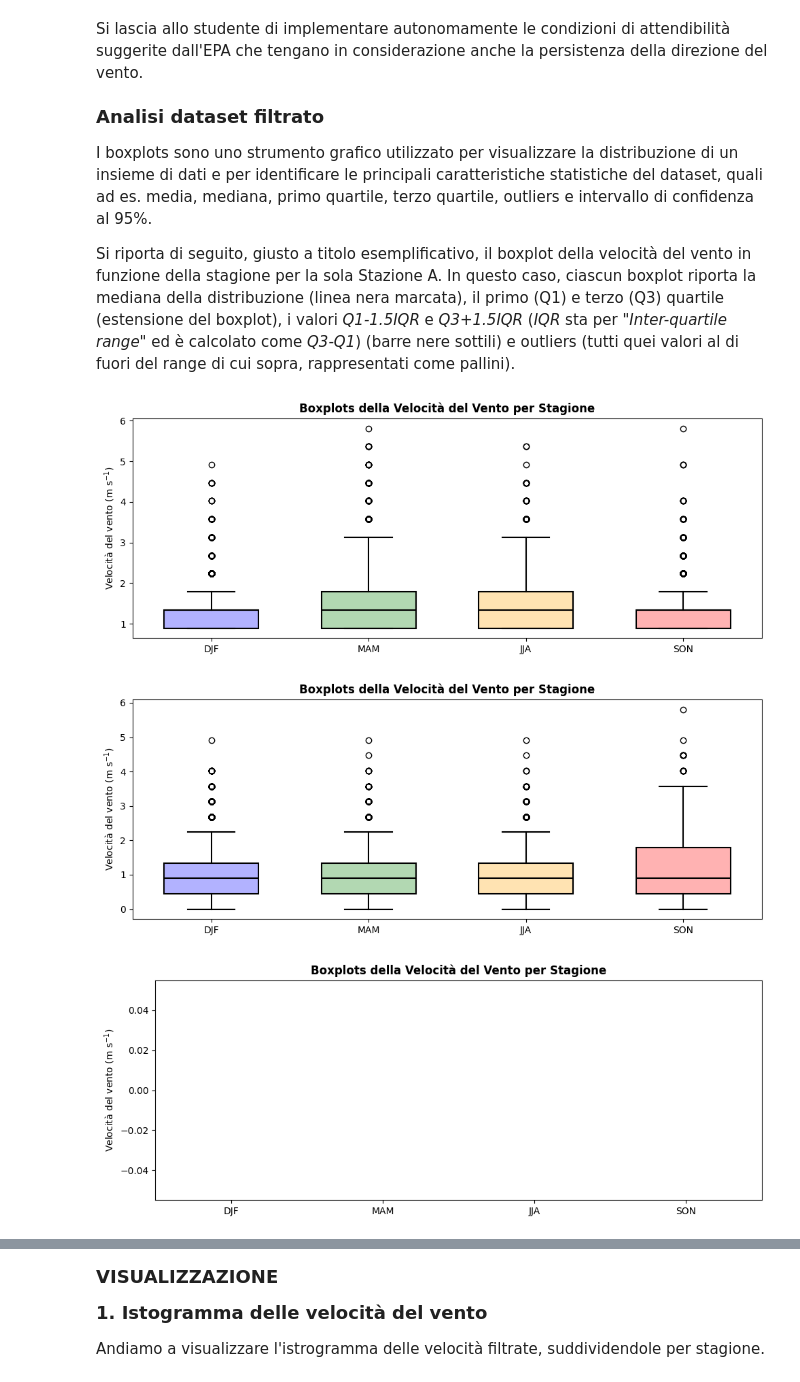
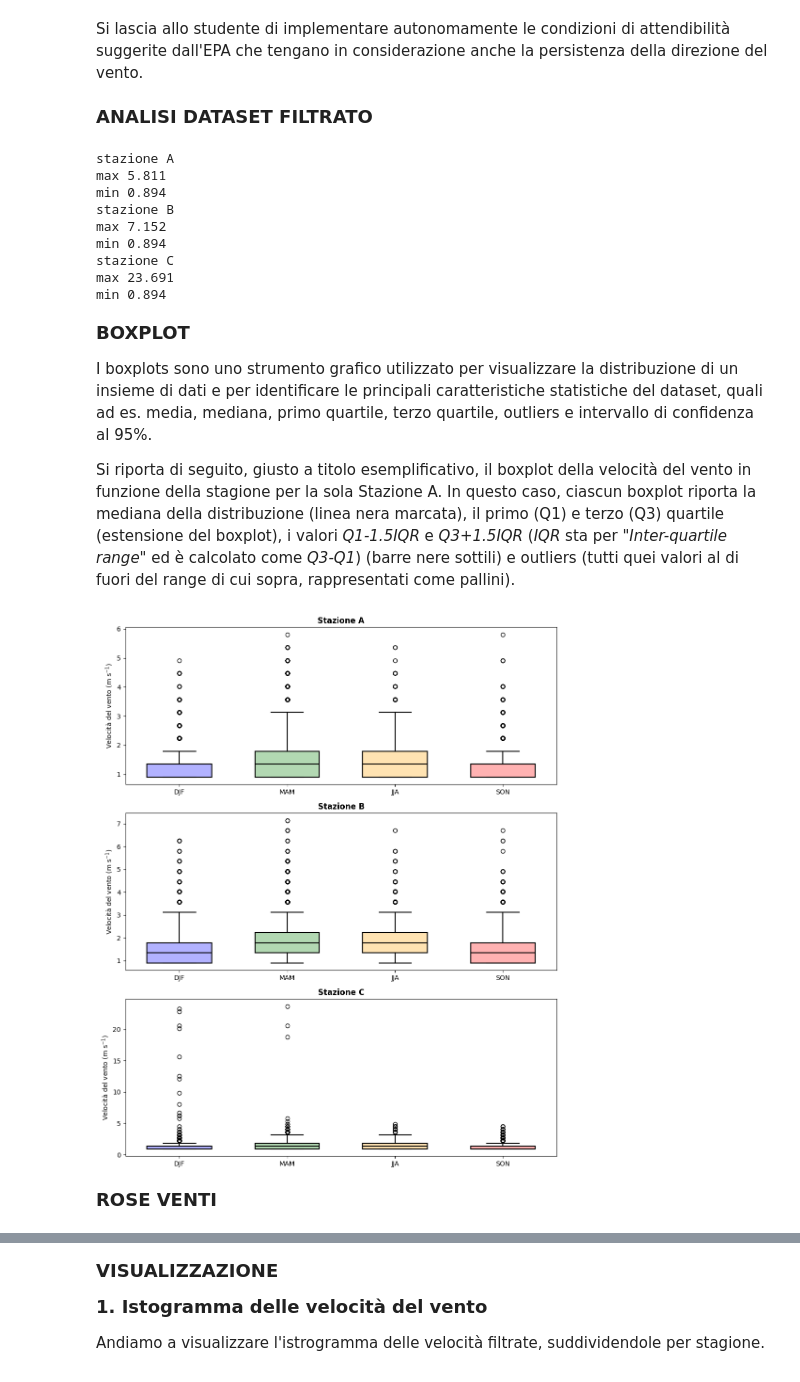
Before and after one commit to FedeJack06/Laboratorio-di-Fisica-dell-Atmosfera, a Jupyter notebook: 1esp/Notebook_Stazioni_Davis.ipynb, the cells around one changed output, grey strips where cells are left out. Saved outputs shown, nothing was run; the diff lists cells and outputs as text; code cells hidden in the pictures.

Commit message:
speed distribution

```diff
--- a/1esp/Notebook_Stazioni_Davis.ipynb
+++ b/1esp/Notebook_Stazioni_Davis.ipynb
@@ -829,8 +824,26 @@ stazione_B trattenuti il 53.62 % (18740 dati)
 stazione_C trattenuti il 24.48 % (8587 dati)
 # %% [markdown]
 Si lascia allo studente di implementare autonomamente le condizioni di attendibilità suggerite dall'EPA che tengano in considerazione anche la persistenza della direzione del vento.
+# %% [markdown]
+<span style="font-size: large;">**ANALISI DATASET FILTRATO**
+# %%
+for stazione in stazioni:
+    print("stazione "+stazione)
+    df = globals()["df_"+stazione+"_year_interval30_plaus_pers3"]
+    print("max " + str(df['wndSpeed'].max()))
+    print("min " + str(df['wndSpeed'].min()))
+# %% [output]
+stazione A
+max 5.811
+min 0.894
+stazione B
+max 7.152
+min 0.894
+stazione C
+max 23.691
+min 0.894
 # %% [markdown]
-  <span style="font-size: large;">**Analisi dataset filtrato**
+  <span style="font-size: large;">**BOXPLOT**
 
   I boxplots sono uno strumento grafico utilizzato per visualizzare la distribuzione di un insieme di dati e per identificare le principali caratteristiche statistiche del dataset, quali ad es. media, mediana, primo quartile, terzo quartile, outliers e intervallo di confidenza al 95%.
 
@@ -838,46 +851,48 @@ Si lascia allo studente di implementare autonomamente le condizioni di attendibi
 # %%
 def get_season(month):
     if 3 <= month <= 5:
         return 'MAM'
     elif 6 <= month <= 8:
         return 'JJA'
     elif 9 <= month <= 11:
         return 'SON'
     else:
         return 'DJF'
 
-for stazione in stazioni:
-    df['Stagione'] = globals()["df_"+stazione+"_year_interval30_plaus_pers3"]['Datetime'].dt.month.apply(get_season)
+fig, axes = plt.subplots(nrows=3, ncols=1, figsize=(10, 12))
 
-    stagioni = ['DJF','MAM','JJA','SON']
-    colori = ['blue','green','orange','red']
+stagioni = ['DJF','MAM','JJA','SON']
+colori = ['blue','green','orange','red']
 
-    plt.figure(figsize=(10, 4))
+for s, ax in enumerate(axes.flatten()):
+    df = globals()["df_"+stazioni[s]+"_year_interval30_plaus_pers3"]
+    df['Stagione'] = df['Datetime'].dt.month.apply(get_season)
+    #plt.figure(figsize=(10, 4))
 
     for i in range(len(stagioni)):
         rgb = mcolors.to_rgba(colori[i])
         linewidth = 1.5
         edgecolor = 'black'
         widths=0.6
         data = df['wndSpeed'][df['Stagione']==stagioni[i]]
-        plt.boxplot(data, patch_artist=True, positions=np.array([i]),widths=widths,
+        ax.boxplot(data, patch_artist=True, positions=np.array([i]),widths=widths,
                     boxprops=dict(facecolor=(rgb[0], rgb[1], rgb[2], 0.3), edgecolor=edgecolor, linewidth=linewidth),
                     medianprops=dict(color=edgecolor, linewidth=linewidth),
                     whiskerprops=dict(color=edgecolor, linewidth=linewidth),
                     capprops=dict(color=edgecolor, linewidth=linewidth),
                     flierprops=dict(markeredgecolor=edgecolor))
 
-    plt.xticks(np.arange(0,len(stagioni)),stagioni)
-    plt.ylabel("Velocità del vento (m s$^{-1}$)")
-    plt.title('Boxplots della Velocità del Vento per Stagione', fontweight="bold")
-    #plt.ylim(-0.5,8)
-
-    plt.tight_layout()
-    #plt.show()
+    ax.set_xticks(np.arange(0,len(stagioni)),stagioni)
+    ax.set_ylabel("Velocità del vento (m s$^{-1}$)")
+    ax.set_title('Stazione '+stazioni[s], fontweight="bold")
+    #ax.set_ylim(-0.5,8)
+#fig.title('Boxplots della Velocità del Vento per Stagione', fontweight="bold")
+plt.tight_layout()
+plt.savefig('FIGURE/speed_distribution.png', dpi=300, bbox_inches='tight')
 # %% [output]
-[figure, old version]
+[figure, new version]
-[figure, removed]
-[figure, removed]
+# %% [markdown]
+ <span style="font-size: large;">**ROSE VENTI**
 # %%
 from windrose import WindroseAxes
 fig, axes = plt.subplots(nrows=1, ncols=3, figsize=(20, 8))
```
Also changed, not shown: parts of 9 cells of this notebook, 2 other files.
